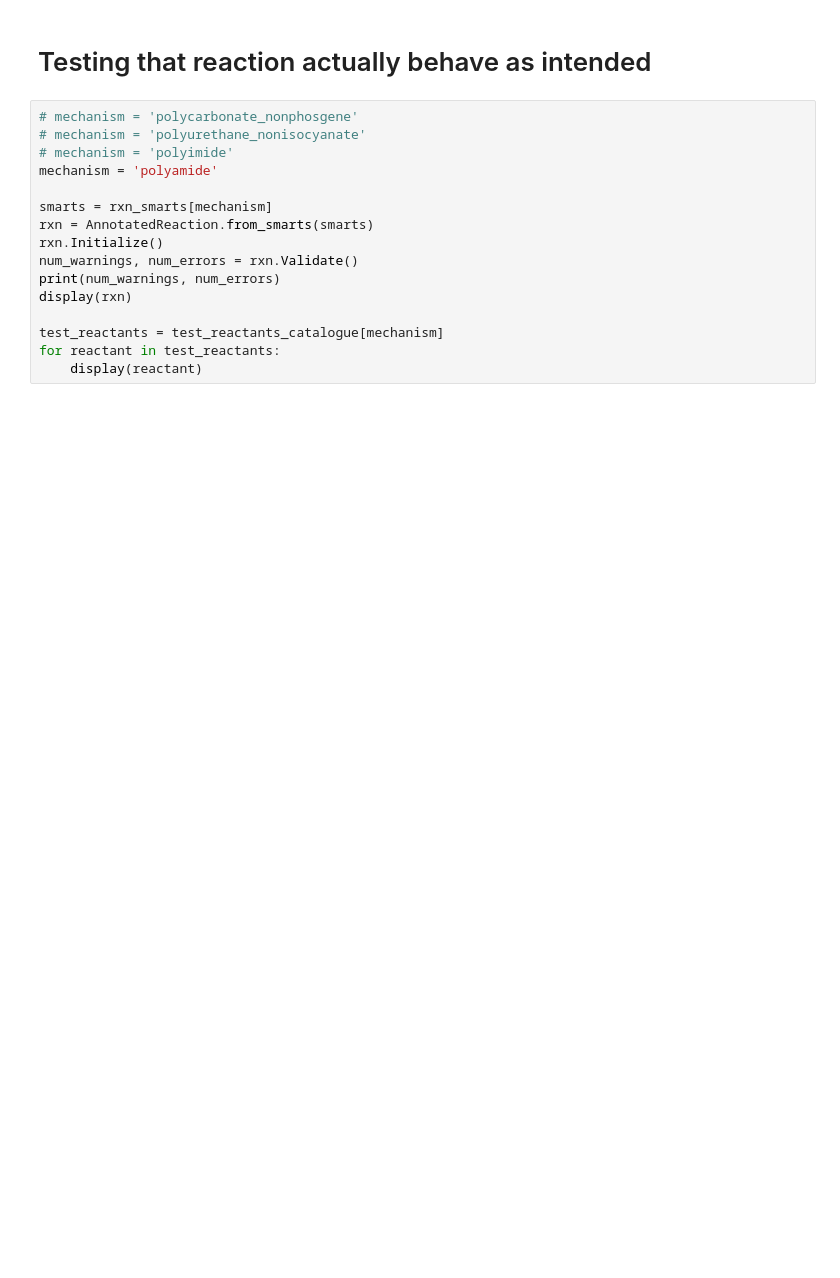
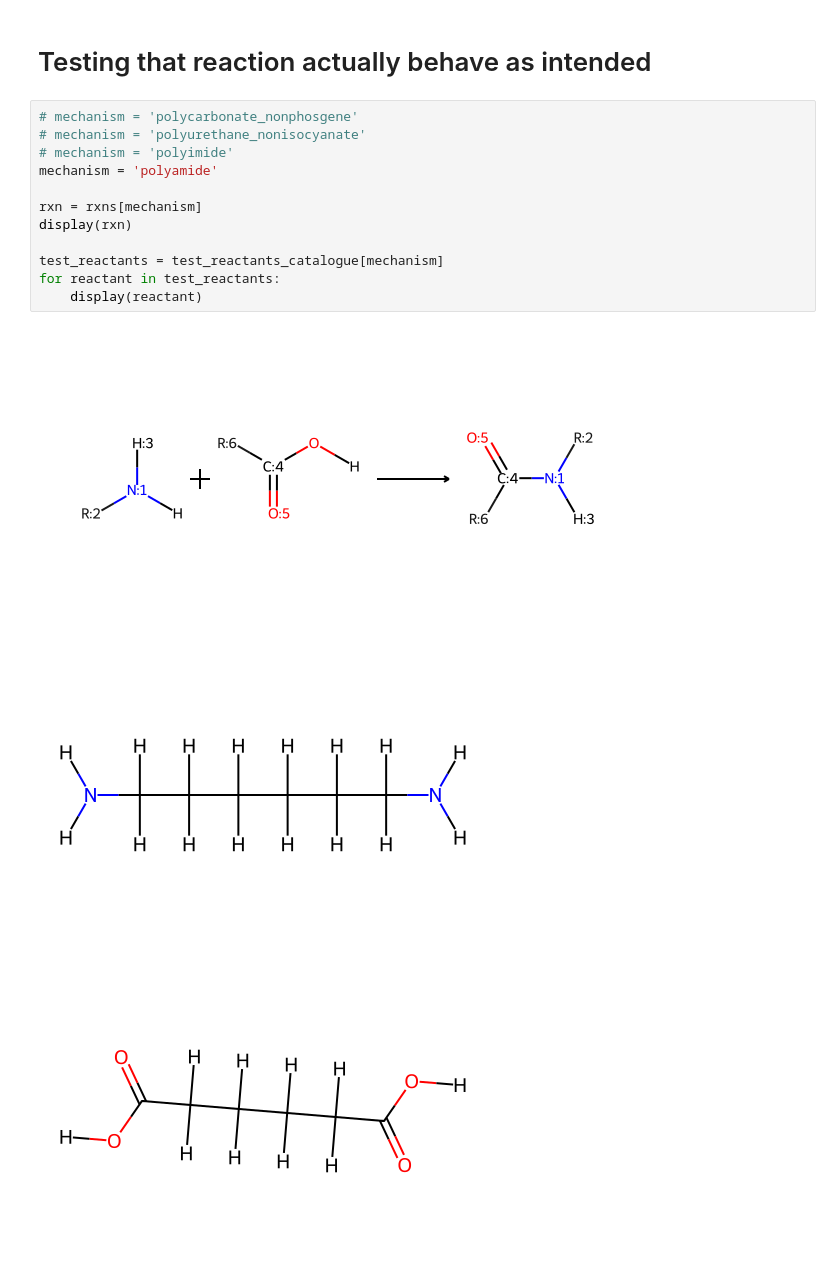
Before and after one commit to jlaw9/2026_polymer_build_workflow, a Jupyter notebook: reaction_def.ipynb, the cells around one changed output. Saved outputs shown, nothing was run; the diff lists cells and outputs as text; blank space fills up the shorter version.

Commit message:
Reaction_def sync

```diff
--- a/reaction_def.ipynb
+++ b/reaction_def.ipynb
@@ -45,19 +100,19 @@ for rxnname, rxn in rxns.items():
 # %%
 # mechanism = 'polycarbonate_nonphosgene'
 # mechanism = 'polyurethane_nonisocyanate'
 # mechanism = 'polyimide'
 mechanism = 'polyamide'
 
-smarts = rxn_smarts[mechanism]
-rxn = AnnotatedReaction.from_smarts(smarts)
-rxn.Initialize()
-num_warnings, num_errors = rxn.Validate()
-print(num_warnings, num_errors)
+rxn = rxns[mechanism]
 display(rxn)
 
 test_reactants = test_reactants_catalogue[mechanism]
 for reactant in test_reactants:
     display(reactant)
+# %% [output]
+[figure, added]
+[figure, added]
+[figure, added]
 # %%
 from polymerist.rdutils.reactions import reactors
 
```
Also changed, not shown: parts of 7 cells of this notebook.
